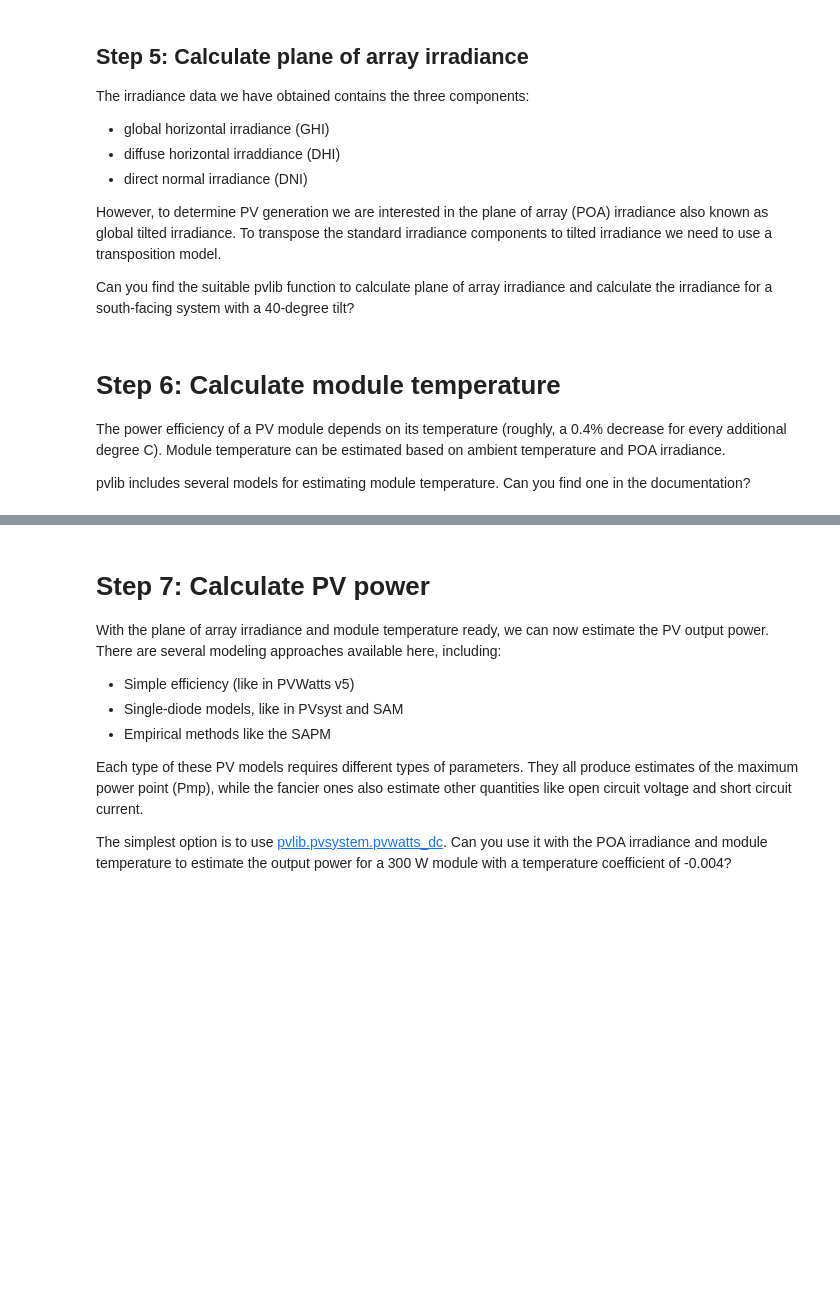
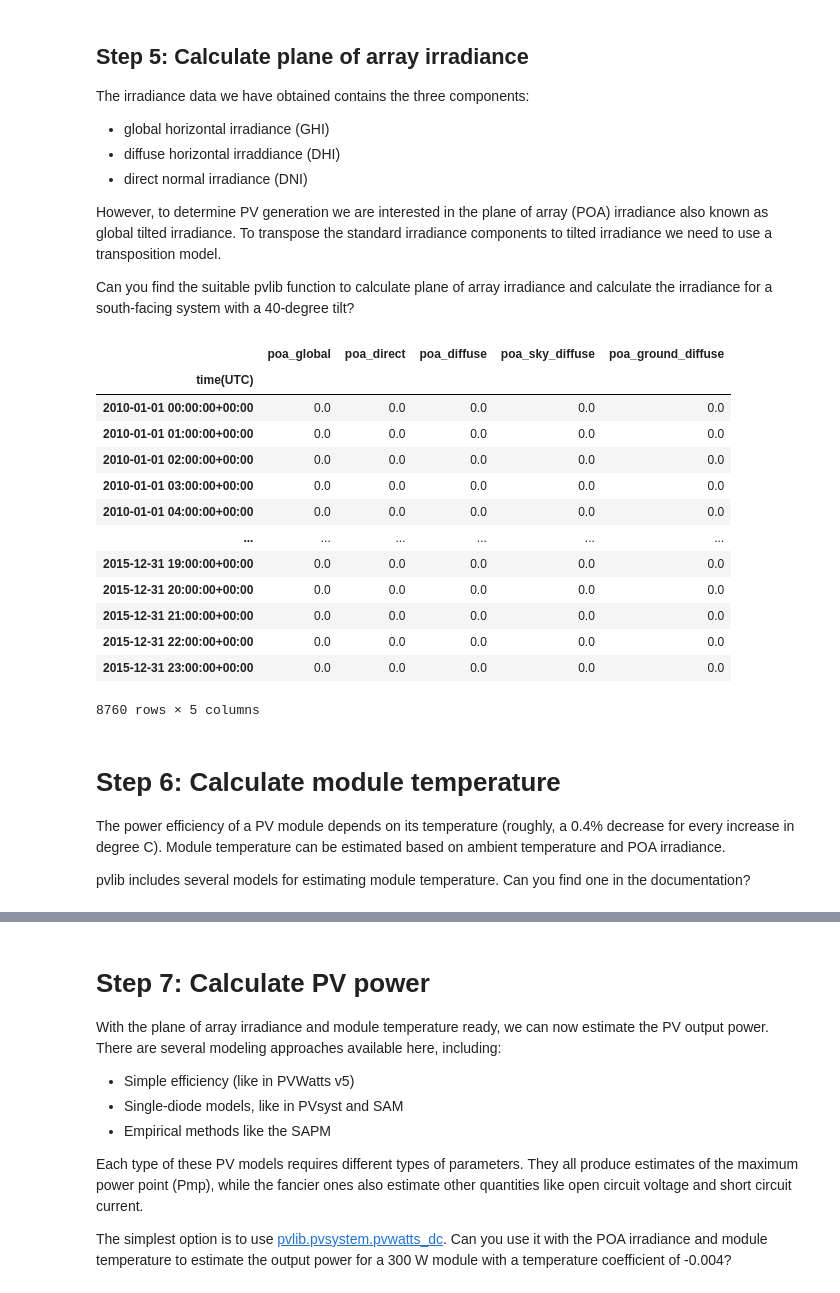
Before and after one commit to PV-Tutorials/2024_pvlib_PVPMC-Copenhagen, a Jupyter notebook: pvlib-introduction.ipynb, the cells around one changed output, grey strips where cells are left out. Drawn from its saved outputs; the diff is of its cells as text; code cells hidden in the pictures; blank space fills up the shorter version.

```diff
--- a/pvlib-introduction.ipynb
+++ b/pvlib-introduction.ipynb
@@ -64,9 +105,34 @@ However, to determine PV generation we are interested in the plane of array (POA
 Can you find the suitable pvlib function to calculate plane of array irradiance and calculate the irradiance for a south-facing system with a 40-degree tilt?
 # %%
 # Write your code here to calculate plane of array irradiance
+poa_irradiance = pvlib.irradiance.get_total_irradiance(
+    surface_tilt=40,
+    surface_azimuth=180,
+    dni=data['dni'],
+    ghi=data['ghi'],
+    dhi=data['dhi'],
+    solar_zenith=solar_position['apparent_zenith'],
+    solar_azimuth=solar_position['azimuth'])
+
+poa_irradiance
+# %% [output]
+|  | poa_global | poa_direct | poa_diffuse | poa_sky_diffuse | poa_ground_diffuse |
+| time(UTC) |  |  |  |  |  |
+| 2010-01-01 00:00:00+00:00 | 0.0 | 0.0 | 0.0 | 0.0 | 0.0 |
+| 2010-01-01 01:00:00+00:00 | 0.0 | 0.0 | 0.0 | 0.0 | 0.0 |
+| 2010-01-01 02:00:00+00:00 | 0.0 | 0.0 | 0.0 | 0.0 | 0.0 |
+| 2010-01-01 03:00:00+00:00 | 0.0 | 0.0 | 0.0 | 0.0 | 0.0 |
+| 2010-01-01 04:00:00+00:00 | 0.0 | 0.0 | 0.0 | 0.0 | 0.0 |
+| ... | ... | ... | ... | ... | ... |
+| 2015-12-31 19:00:00+00:00 | 0.0 | 0.0 | 0.0 | 0.0 | 0.0 |
+| 2015-12-31 20:00:00+00:00 | 0.0 | 0.0 | 0.0 | 0.0 | 0.0 |
+| 2015-12-31 21:00:00+00:00 | 0.0 | 0.0 | 0.0 | 0.0 | 0.0 |
+| 2015-12-31 22:00:00+00:00 | 0.0 | 0.0 | 0.0 | 0.0 | 0.0 |
+| 2015-12-31 23:00:00+00:00 | 0.0 | 0.0 | 0.0 | 0.0 | 0.0 |
+8760 rows × 5 columns
 # %% [markdown]
 # Step 6: Calculate module temperature
 
-The power efficiency of a PV module depends on its temperature (roughly, a 0.4% decrease for every additional degree C).  Module temperature can be estimated based on ambient temperature and POA irradiance.
+The power efficiency of a PV module depends on its temperature (roughly, a 0.4% decrease for every increase in degree C).  Module temperature can be estimated based on ambient temperature and POA irradiance.
 
-pvlib includes several models for estimating module temperature.  Can you find one in the documentation?
+pvlib includes several models for estimating module temperature. Can you find one in the documentation?
```
Also changed, not shown: parts of 13 cells of this notebook.
